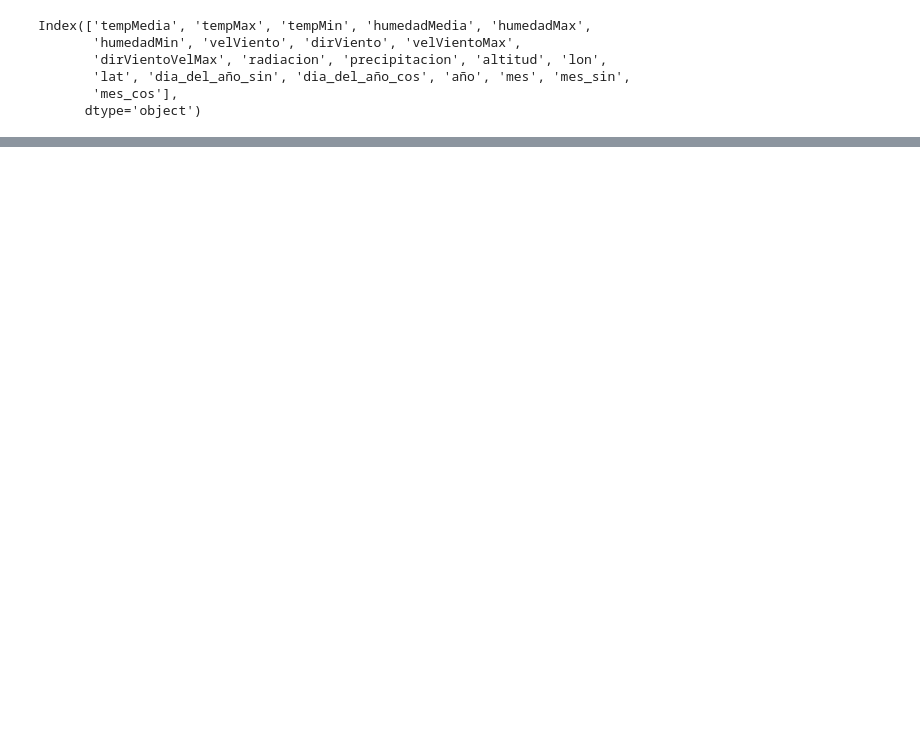
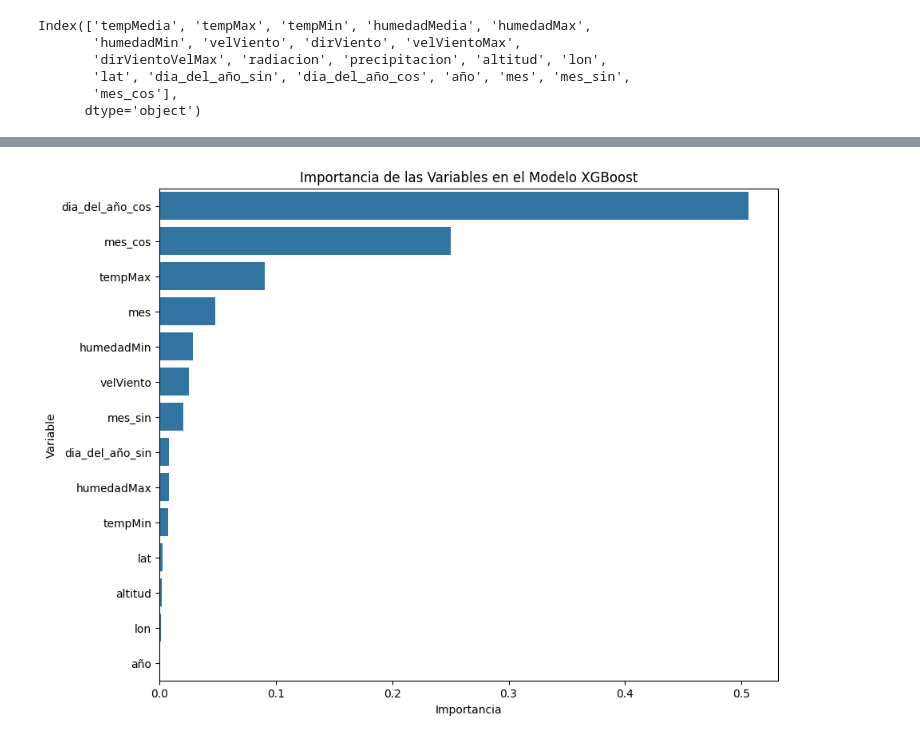
Before and after one commit to lolagj/TFM-Sistema-Riego-Agricola, a Jupyter notebook: notebooks/modelado/Modelo.ipynb, the cells around one changed output, grey strips where cells are left out. Saved outputs shown, nothing was run; the diff lists cells and outputs as text; code cells hidden in the pictures; blank space fills up the shorter version.

```diff
--- a/notebooks/modelado/Modelo.ipynb
+++ b/notebooks/modelado/Modelo.ipynb
@@ -469,7 +486,7 @@ with mlflow.start_run(run_name="XGBoost_RandomSearch_Tuning_dataset_reducido"):
     mlflow.log_param("n_iter_random_search", random_search.n_iter)
     mlflow.log_param("scoring_metric", random_search.scoring)
     mlflow.log_metric("best_rmse_cv_xgboost", best_score)
-    mlflow.xgboost.log_model(best_model, "xgboost_tunning")
+    mlflow.xgboost.log_model(xgb_model=best_model, name="xgboost_tunning-df-reducido", input_example=X_prueba, registered_model_name="xgboost-tunning-reducido")
 
     mlflow.end_run()
 # %% [output]
@@ -513,7 +530,7 @@ with mlflow.start_run(run_name="Best XGGBoost - Final_Evaluation - dataset reduc
     mlflow.log_metric("r2_final_test", r2_final_test)
 
 
-    mlflow.xgboost.log_model(best_model, "final_production_model")
+    mlflow.xgboost.log_model(xgb_model=best_model, name="final_production_model-df-reducido", input_example=X_prueba, registered_model_name="xgboost-best-model-val-reducido")
 
     mlflow.end_run()
 # %% [output]
@@ -523,0 +541,9 @@ R² Final en Test Set (XGBoost best param):   0.9833
+# %%
+importancias = best_model.feature_importances_
+df_importancias = pd.DataFrame({
+    'Variable': X_prueba.columns,
+    'Importancia': importancias
+})
+# %%
+df_importancias = df_importancias.sort_values('Importancia', ascending=False)
+df_importancias
@@ -523,0 +566,7 @@ R² Final en Test Set (XGBoost best param):   0.9833
+# %%
+plt.figure(figsize=(10, 8))
+sns.barplot(x='Importancia', y='Variable', data=df_importancias)
+plt.title('Importancia de las Variables en el Modelo XGBoost')
+plt.show()
+# %% [output]
+[figure, added]
```
Also changed, not shown: parts of 17 cells of this notebook, 1 other file.
